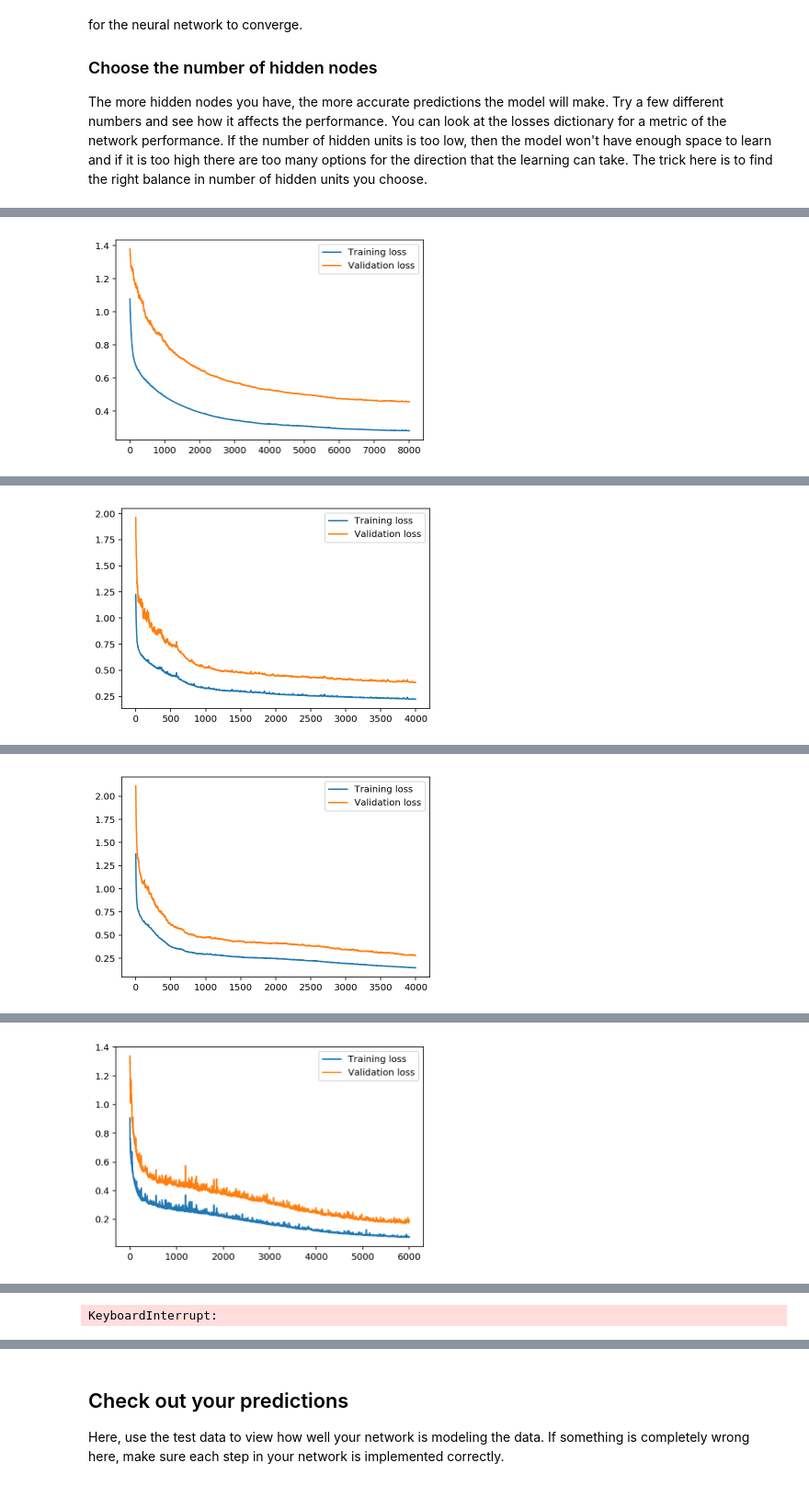
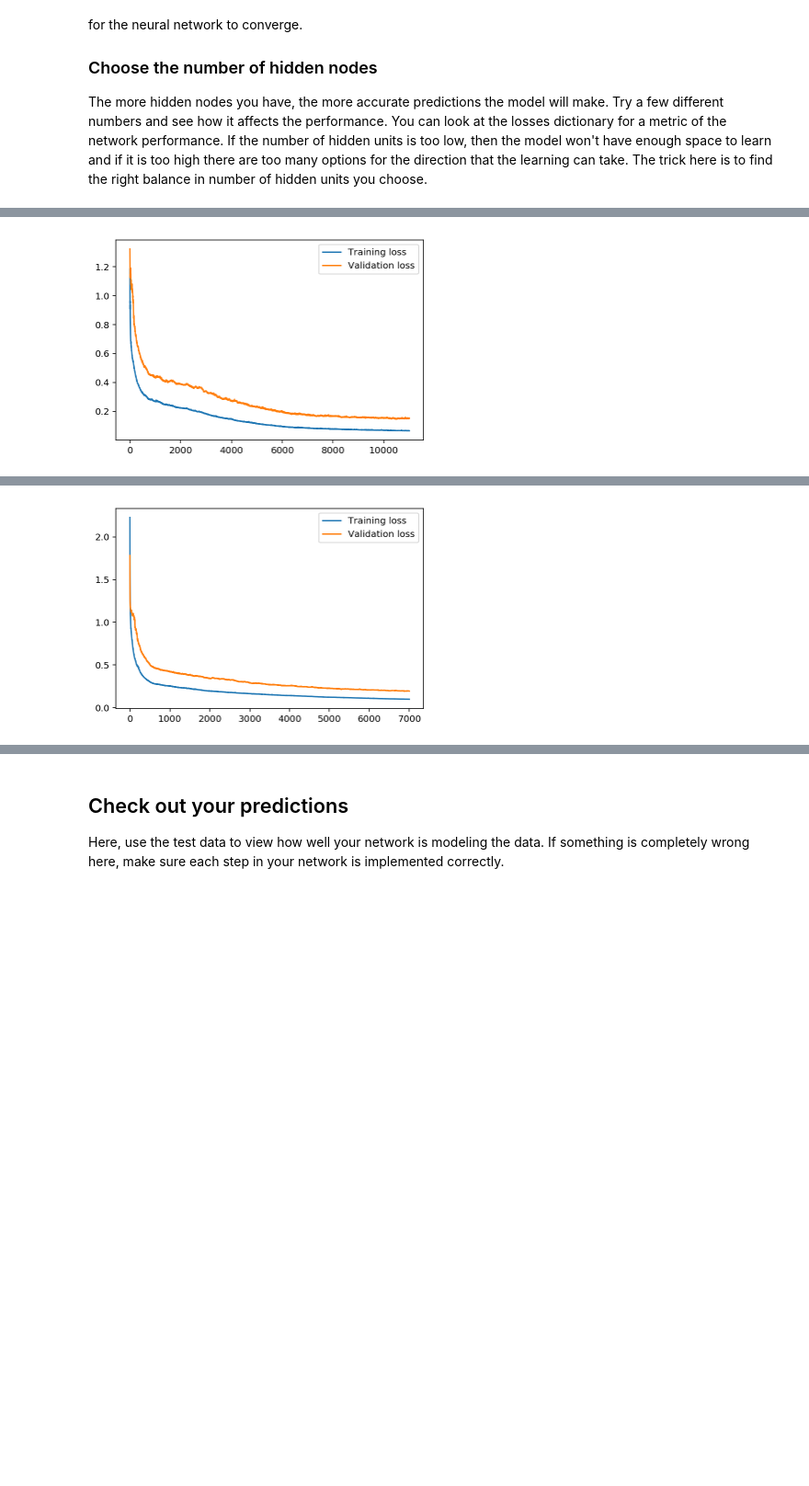
Before and after one commit to BillMatthews/UdacityDL_Project1, a Jupyter notebook: DLND_Your_first_neural_network.ipynb, the cells around one changed output, grey strips where cells are left out. Shown: that part at 92% size. Drawn from its saved outputs; the diff is of its cells as text; code cells hidden in the pictures; blank space fills up the shorter version.

```diff
--- a/DLND_Your_first_neural_network.ipynb
+++ b/DLND_Your_first_neural_network.ipynb
@@ -333,13 +406,13 @@ def plot_losses(losses):
 #  This doesn't seem to help much as a current good combination tends to generate small differences
 # in the continous value for example 0.1 to 0.098 which does not really contribute much to improving the overall loss
 
-max_iterations = 40
-lr_options_list = np.arange(0.1, 1.5 ,0.1)
+max_iterations = 20
+lr_options_list = np.arange(1.15, 1.25 ,0.01)
 lr_options = [s for s in lr_options_list if s != 0.] # Get rid of the zero LR
-hn_options = np.arange(10, 50, 10)
-iter_options = np.arange(2000, 10000, 2000)
+hn_options = np.arange(8, 15, 20)
+iter_options = np.arange(6000, 12000, 1000)
 
-best_validation_result = 999.9
+best_validation_result = 0.154984732436
 
 
 for i in range(max_iterations):
@@ -372 +459 @@ Progress: 93.8% ... Training loss: 0.284 ... Validation loss: 0.462
-[figure, old version]
+[figure, new version]
@@ -376 +477 @@ Progress: 87.5% ... Training loss: 0.235 ... Validation loss: 0.403
-[figure, old version]
+[figure, new version]
@@ -382 +477,0 @@ Progress: 87.5% ... Training loss: 0.167 ... Validation loss: 0.309
-[figure, removed]
@@ -388 +477,0 @@ Progress: 91.7% ... Training loss: 0.082 ... Validation loss: 0.180
-[figure, removed]
@@ -418,2 +478 @@ Progress: 12.5% ... Training loss: 0.353 ... Validation loss: 0.579
-KeyboardInterrupt:
 # %%
```
Also changed, not shown: parts of 9 cells of this notebook, 1 other file.
